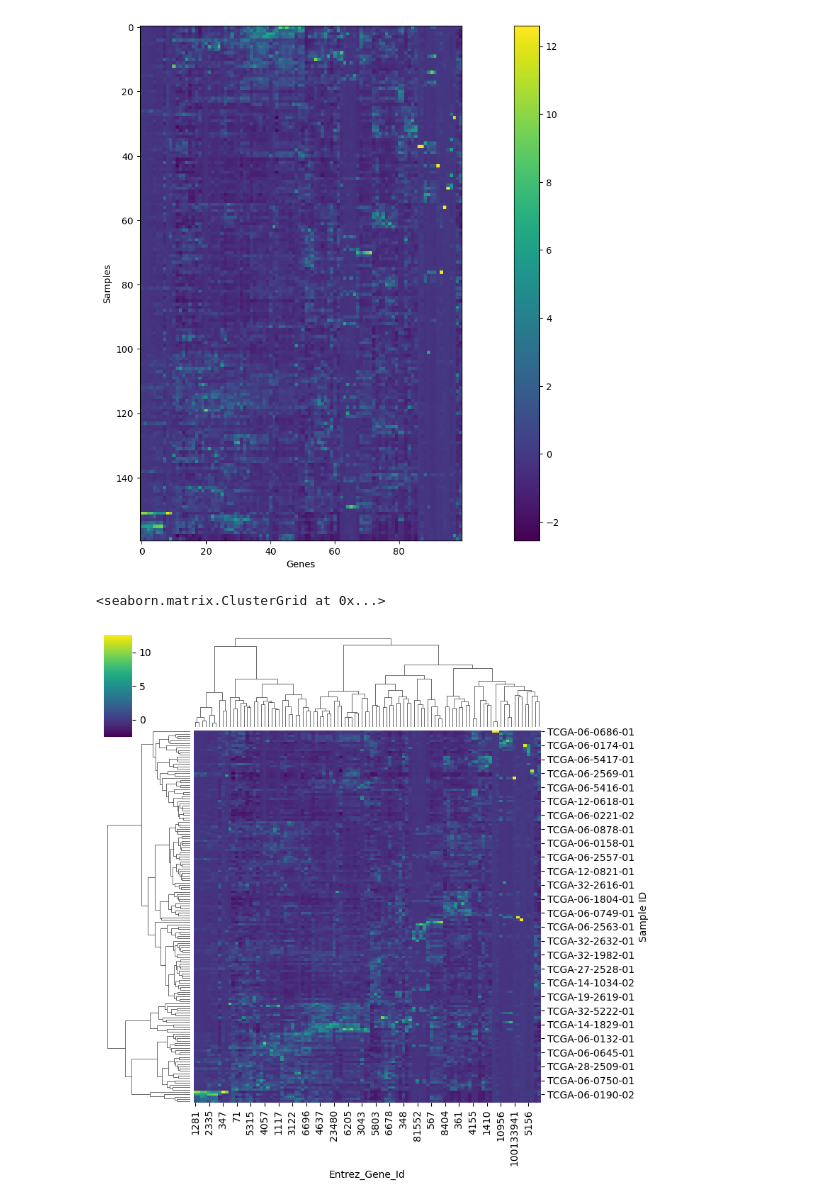
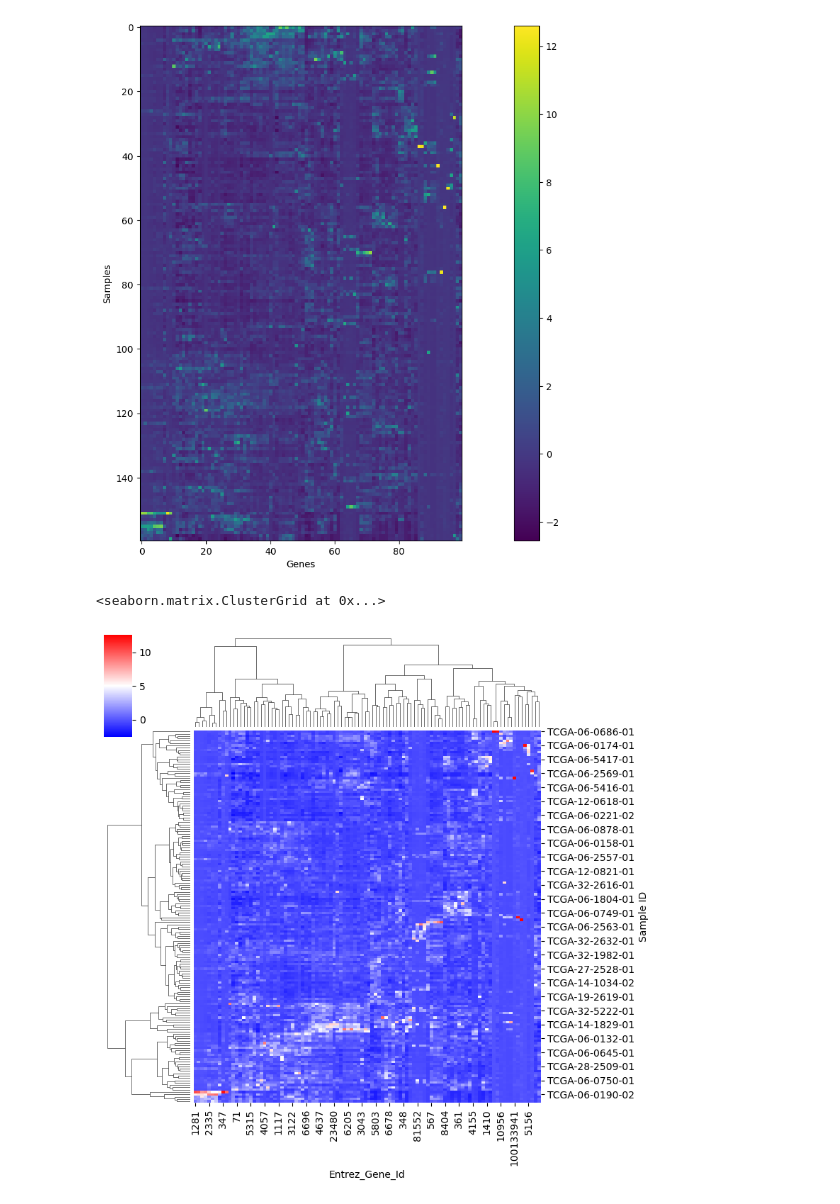
Before and after one commit to Erdos-Projects/fall-2025-multiomics-integration-platform-for-prognostic-biomarker-discovery, a Jupyter notebook: data_exploration/ExploratoryDataAnalysis.ipynb, the cells around one changed output. Drawn from its saved outputs; the diff is of its cells as text; code cells hidden in the pictures.

```diff
--- a/data_exploration/ExploratoryDataAnalysis.ipynb
+++ b/data_exploration/ExploratoryDataAnalysis.ipynb
@@ -5,7 +5,7 @@ import missingno as msno
 import matplotlib.pyplot as plt
 import seaborn as sns
 # %%
-filePath = '../data/gbm_tcga_pan_can_atlas_2018/data_mrna_seq_v2_rsem.txt'
+filePath = '../data/Glioblastoma/gbm_tcga_pan_can_atlas_2018/data_mrna_seq_v2_rsem.txt'
 # %%
 df = pd.read_csv(filePath, sep = '\t')
 df.head()
@@ -254,10 +254,10 @@ plt.show()
 # %%
 sns.clustermap(
     smallDF,
     metric='euclidean', method='ward',
-    cmap='viridis',
+    cmap='bwr',
     figsize=(8, 8)
 )
 # %% [output]
 <seaborn.matrix.ClusterGrid at 0x...>
-[figure, old version]
+[figure, new version]
```
Also changed, not shown: parts of 2 cells of this notebook, 2 other files.
